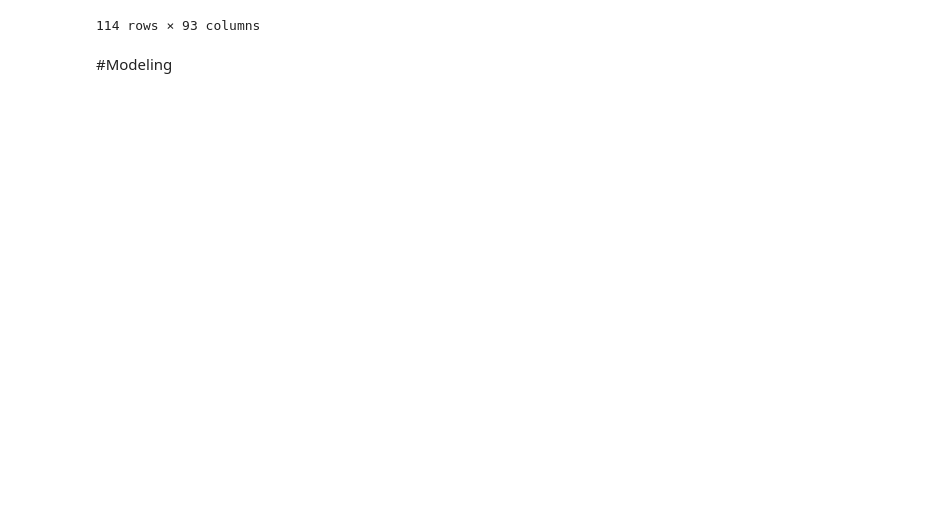
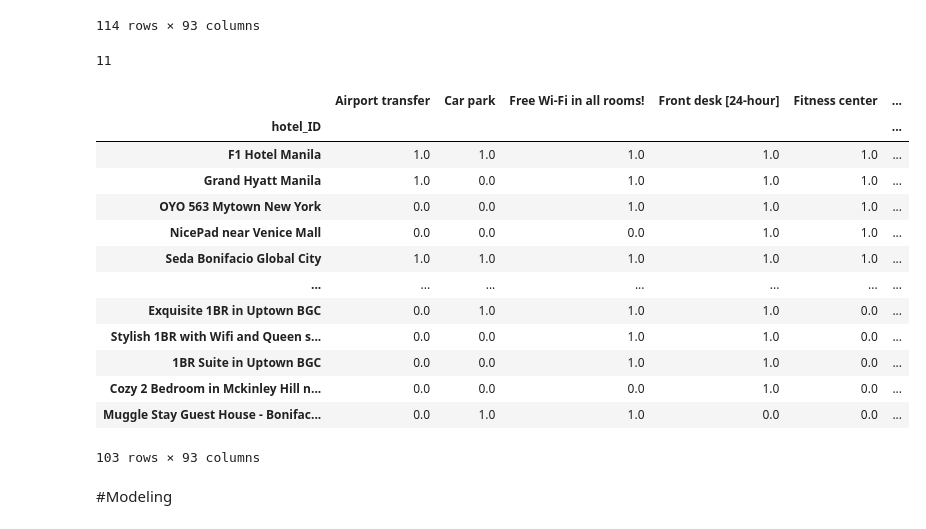
Before and after one commit to falarion08/Hotel-Recommendation-System, a Jupyter notebook: Hotel_Recommendation_System.ipynb, the cells around one changed output. Drawn from its saved outputs; the diff is of its cells as text; code cells hidden in the pictures; blank space fills up the shorter version.

```diff
--- a/Hotel_Recommendation_System.ipynb
+++ b/Hotel_Recommendation_System.ipynb
@@ -312,5 +326,29 @@ hotelFeatures_df
 # %%
 # Fill missing values with zeros
 hotelFeatures_df.fillna(0.0, inplace=True)
+# %%
+#Check for duplicates
+hotelFeatures_df.duplicated().sum()
+# %% [output]
+11
+# %%
+# Since there are duplicates that exists, remove the duplicates
+hotelFeatures_df.drop_duplicates(inplace = True)
+hotelFeatures_df
+# %% [output]
+|  | Airport transfer | Car park | Free Wi-Fi in all rooms! | Front desk [24-hour] | Fitness center | ... |
+| hotel_ID |  |  |  |  |  | ... |
+| F1 Hotel Manila | 1.0 | 1.0 | 1.0 | 1.0 | 1.0 | ... |
+| Grand Hyatt Manila | 1.0 | 0.0 | 1.0 | 1.0 | 1.0 | ... |
+| OYO 563 Mytown New York | 0.0 | 0.0 | 1.0 | 1.0 | 1.0 | ... |
+| NicePad near Venice Mall | 0.0 | 0.0 | 0.0 | 1.0 | 1.0 | ... |
+| Seda Bonifacio Global City | 1.0 | 1.0 | 1.0 | 1.0 | 1.0 | ... |
+| ... | ... | ... | ... | ... | ... | ... |
+| Exquisite 1BR in Uptown BGC | 0.0 | 1.0 | 1.0 | 1.0 | 0.0 | ... |
+| Stylish 1BR with Wifi and Queen s... | 0.0 | 0.0 | 1.0 | 1.0 | 0.0 | ... |
+| 1BR Suite in Uptown BGC | 0.0 | 0.0 | 1.0 | 1.0 | 0.0 | ... |
+| Cozy 2 Bedroom in Mckinley Hill n... | 0.0 | 0.0 | 0.0 | 1.0 | 0.0 | ... |
+| Muggle Stay Guest House - Bonifac... | 0.0 | 1.0 | 1.0 | 0.0 | 0.0 | ... |
+103 rows × 93 columns
 # %% [markdown]
 #Modeling
```
Also changed, not shown: parts of 48 cells of this notebook.
